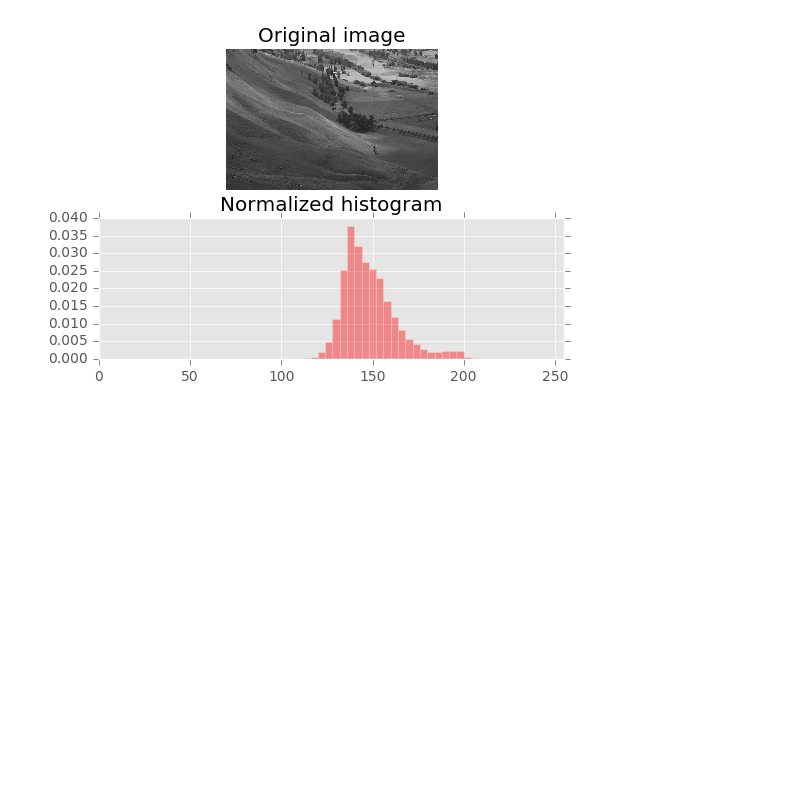
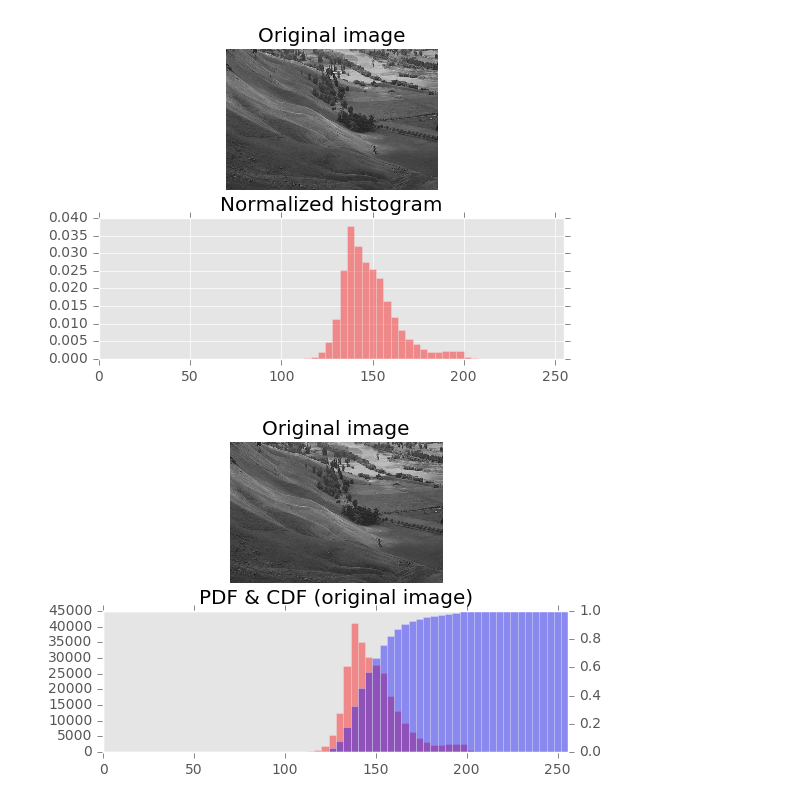
Before and after one commit to e-arslan/Python-Courses, a Jupyter notebook: Introduction to Data Visualization with Python.ipynb, the cells around one changed output. Cells and saved outputs as stored; diff of their text form; code cells hidden in the pictures; blank space fills up the shorter version.

```diff
--- a/Introduction to Data Visualization with Python.ipynb
+++ b/Introduction to Data Visualization with Python.ipynb
@@ -1312,3 +1312,50 @@ plt.hist(pixels, bins = 64, range = (0,256), normed= True, color = 'red', alpha
 plt.show()
 # %% [output]
 [figure]
+# %%
+# A histogram of a continuous random variable is sometimes called a Probability Distribution
+# Function (or PDF). The area under a PDF (a definite integral) is called a Cumulative Distribution
+# Function (or CDF). The CDF quantifies the probability of observing certain pixel intensities.
+
+# Your task here is to plot the PDF and CDF of pixel intensities from a grayscale image. You will
+# use the grayscale image of Hawkes Bay, New Zealand (originally by Phillip Capper, modified
+# by User:Konstable, via Wikimedia Commons, CC BY 2.0). This time, the 2D array image will be
+# pre-loaded and pre-flattened into the 1D array pixels for you.
+
+# The histogram option cumulative=True permits viewing the CDF instead of the PDF.
+# Notice that plt.grid('off') switches off distracting grid lines.
+# The command plt.twinx() allows two plots to be overlayed sharing the x-axis but with different scales on the y-axis.
+
+# Load the image into an array: image
+image = plt.imread('640px-Unequalized_Hawkes_Bay_NZ.jpg')
+
+# Display image in top subplot using color map 'gray'
+plt.subplot(2,1,1)
+plt.imshow(image, cmap='gray')
+plt.title('Original image')
+plt.axis('off')
+
+# Flatten the image into 1 dimension: pixels
+pixels = image.flatten()
+
+# Display a histogram of the pixels in the bottom subplot
+plt.subplot(2,1,2)
+pdf = plt.hist(pixels, bins=64, range=(0,256), normed=False,
+               color='red', alpha=0.4)
+plt.grid('off')
+
+# Use plt.twinx() to overlay the CDF in the bottom subplot
+plt.twinx()
+
+# Display a cumulative histogram of the pixels
+cdf = plt.hist(pixels, bins=64, range=(0,256),
+               normed=True, cumulative=True,
+               color='blue', alpha=0.4)
+
+# Specify x-axis range, hide axes, add title and display plot
+plt.xlim((0,256))
+plt.grid('off')
+plt.title('PDF & CDF (original image)')
+plt.show()
+# %% [output]
+[figure, added]
```
Also changed, not shown: parts of 3 cells of this notebook.
